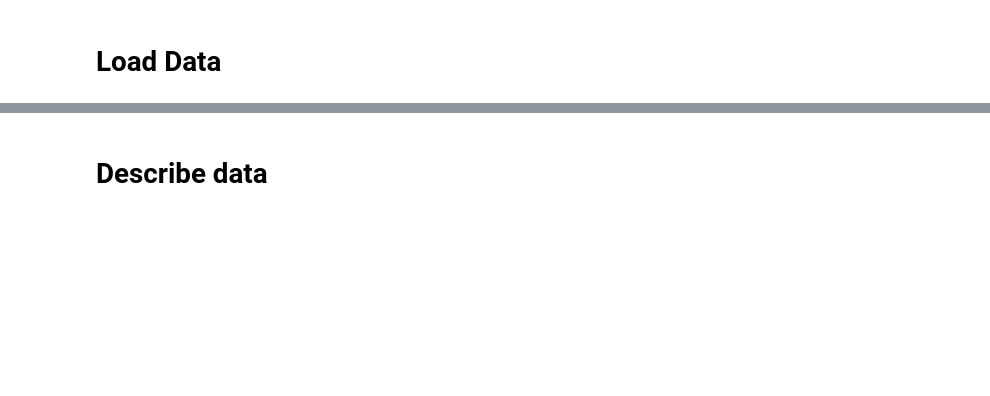
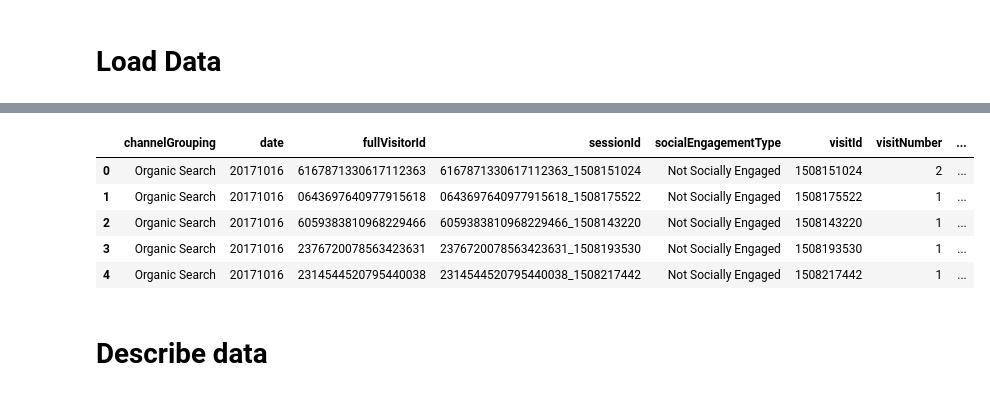
Before and after one commit to weynars/gstore_kaggle, a Jupyter notebook: notebooks/LW_Data_Exploration.ipynb, the cells around one changed output, grey strips where cells are left out. Cells and saved outputs as stored; diff of their text form; code cells hidden in the pictures; blank space fills up the shorter version.

```diff
--- a/notebooks/LW_Data_Exploration.ipynb
+++ b/notebooks/LW_Data_Exploration.ipynb
@@ -33,0 +34,3 @@ Wall time: 4min 54s
+# %%
+%%time
+df_test = load_df(csv_path=test_filepath)
@@ -34,3 +40,12 @@ Wall time: 4min 54s
+# %%
+df_test.head()
+# %% [output]
+|  | channelGrouping | date | fullVisitorId | sessionId | socialEngagementType | visitId | visitNumber | ... |
+| 0 | Organic Search | 20171016 | 6167871330617112363 | 6167871330617112363_1508151024 | Not Socially Engaged | 1508151024 | 2 | ... |
+| 1 | Organic Search | 20171016 | 0643697640977915618 | 0643697640977915618_1508175522 | Not Socially Engaged | 1508175522 | 1 | ... |
+| 2 | Organic Search | 20171016 | 6059383810968229466 | 6059383810968229466_1508143220 | Not Socially Engaged | 1508143220 | 1 | ... |
+| 3 | Organic Search | 20171016 | 2376720078563423631 | 2376720078563423631_1508193530 | Not Socially Engaged | 1508193530 | 1 | ... |
+| 4 | Organic Search | 20171016 | 2314544520795440038 | 2314544520795440038_1508217442 | Not Socially Engaged | 1508217442 | 1 | ... |
 # %%
 # df_train = pd.read_csv(train_filepath)
 # df_train = pd.read_csv(test_filepath)
```
Also changed, not shown: parts of 13 cells of this notebook, 1 other file.
